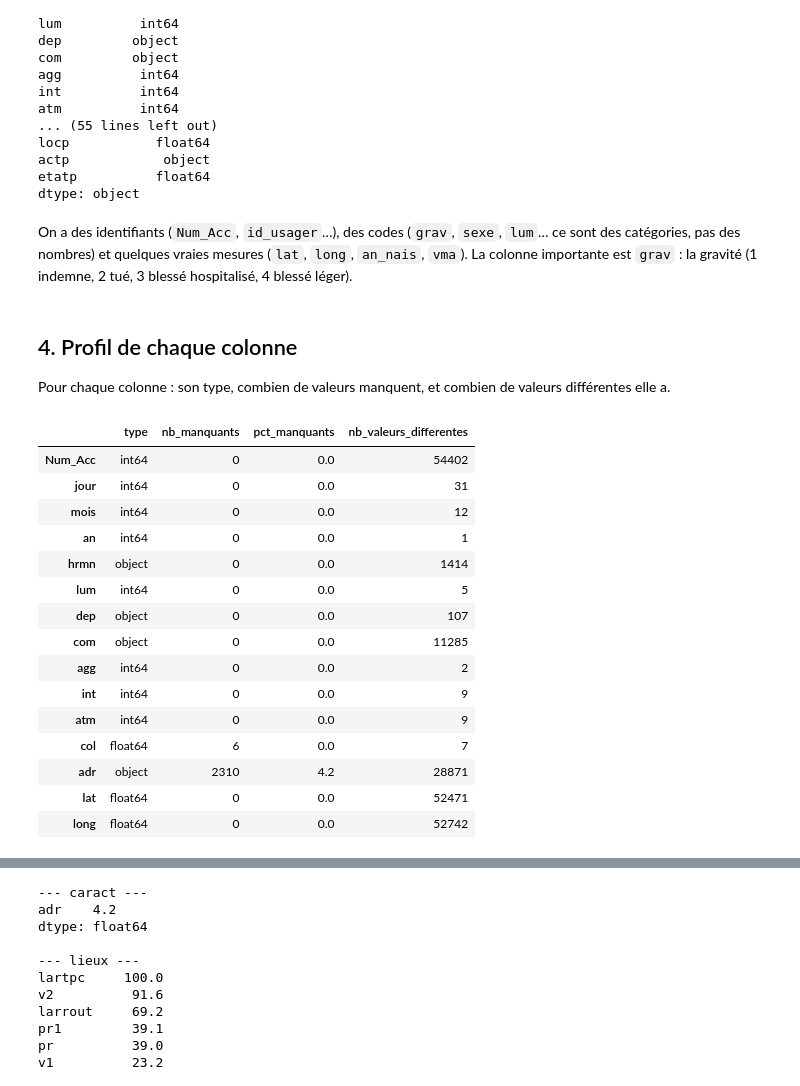
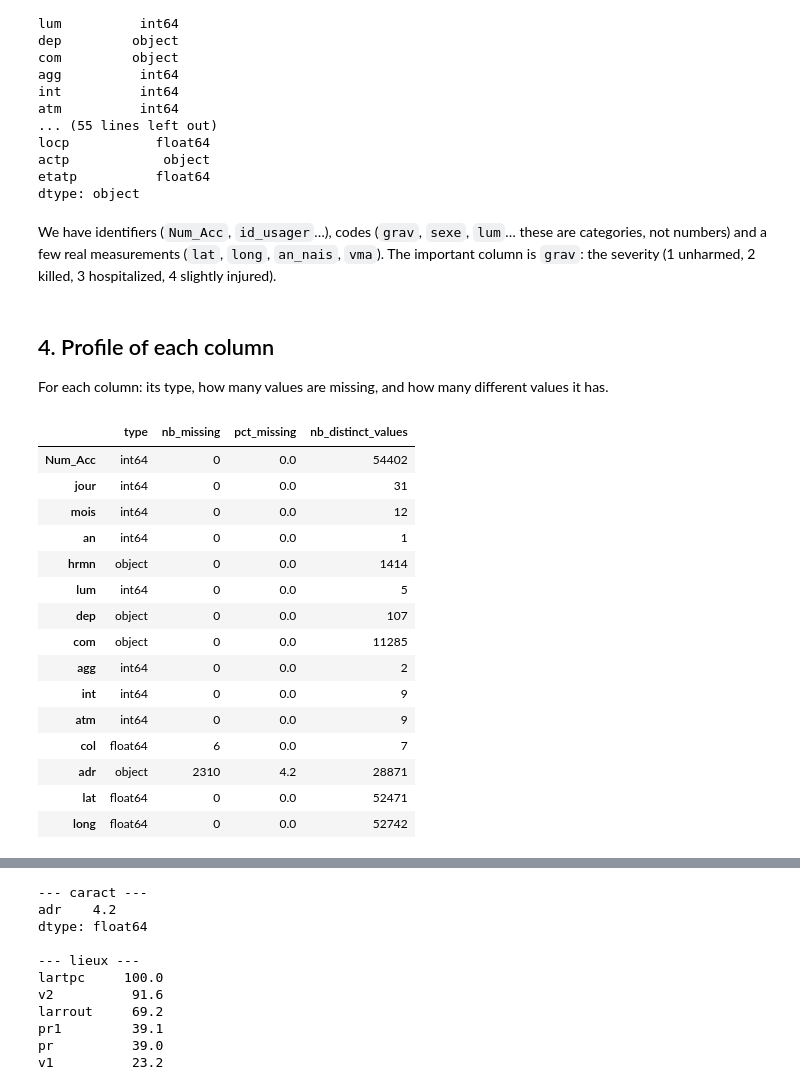
Before and after one commit to wassimdjenane344/dashboard-securite-routiere, a Jupyter notebook: Notebook_intergation_and_quality.ipynb, the cells around one changed output, grey strips where cells are left out. Saved outputs shown, nothing was run; the diff lists cells and outputs as text; code cells hidden in the pictures.

```diff
--- a/Notebook_intergation_and_quality.ipynb
+++ b/Notebook_intergation_and_quality.ipynb
@@ -16,23 +16,23 @@ import pandas as pd
 import matplotlib.pyplot as plt
 import glob
 
-def charger(nom):
-    fichier = glob.glob(nom + "*.csv")[0]      # trouve le fichier quelle que soit l'annee
-    return pd.read_csv(fichier, sep=";", decimal=",",
+def load(name):
+    file = glob.glob(name + "*.csv")[0]      # finds the file whatever the year
+    return pd.read_csv(file, sep=";", decimal=",",
                        na_values=["-1", " -1", "N/A"], low_memory=False)
 
-caract = charger("caract")
-lieux = charger("lieux")
-vehicules = charger("vehicules")
-usagers = charger("usagers")
+caract = load("caract")
+lieux = load("lieux")
+vehicules = load("vehicules")
+usagers = load("usagers")
 
 print("caract   :", caract.shape)
 print("lieux    :", lieux.shape)
 print("vehicules:", vehicules.shape)
 print("usagers  :", usagers.shape)
 
-annee = int(caract["an"].mode()[0])
-print("Annee des donnees :", annee)
+year = int(caract["an"].mode()[0])
+print("Data year:", year)
 # %% [output]
 caract   : (54402, 15)
 lieux    : (70248, 18)
@@ -60,8 +60,8 @@ usagers.head(3)
 # %%
 tables = {"caract": caract, "lieux": lieux, "vehicules": vehicules, "usagers": usagers}
 
-for nom, table in tables.items():
-    print("---", nom, "---")
+for name, table in tables.items():
+    print("---", name, "---")
     print(table.dtypes)
     print()
 # %% [output]
@@ -82,26 +82,26 @@ locp           float64
 actp            object
 etatp          float64
 dtype: object
-# %% [markdown]
-On a des identifiants (`Num_Acc`, `id_usager`…), des codes (`grav`, `sexe`, `lum`… ce sont des
-catégories, pas des nombres) et quelques vraies mesures (`lat`, `long`, `an_nais`, `vma`).
-La colonne importante est `grav` : la gravité (1 indemne, 2 tué, 3 blessé hospitalisé, 4 blessé léger).
-# %% [markdown]
-## 4. Profil de chaque colonne
-
-Pour chaque colonne : son type, combien de valeurs manquent, et combien de valeurs différentes elle a.
+# %% [markdown]
+We have identifiers (`Num_Acc`, `id_usager`…), codes (`grav`, `sexe`, `lum`… these are
+categories, not numbers) and a few real measurements (`lat`, `long`, `an_nais`, `vma`).
+The important column is `grav`: the severity (1 unharmed, 2 killed, 3 hospitalized, 4 slightly injured).
+# %% [markdown]
+## 4. Profile of each column
+
+For each column: its type, how many values are missing, and how many different values it has.
 # %%
-def profil(table):
-    resume = pd.DataFrame()
-    resume["type"] = table.dtypes
-    resume["nb_manquants"] = table.isnull().sum()
-    resume["pct_manquants"] = (table.isnull().mean() * 100).round(1)
-    resume["nb_valeurs_differentes"] = table.nunique()
-    return resume
+def profile(table):
+    summary = pd.DataFrame()
+    summary["type"] = table.dtypes
+    summary["nb_missing"] = table.isnull().sum()
+    summary["pct_missing"] = (table.isnull().mean() * 100).round(1)
+    summary["nb_distinct_values"] = table.nunique()
+    return summary
 
-profil(caract)
+profile(caract)
 # %% [output]
-|  | type | nb_manquants | pct_manquants | nb_valeurs_differentes |
+|  | type | nb_missing | pct_missing | nb_distinct_values |
 | Num_Acc | int64 | 0 | 0.0 | 54402 |
 | jour | int64 | 0 | 0.0 | 31 |
 | mois | int64 | 0 | 0.0 | 12 |
```
Also changed, not shown: parts of 65 cells of this notebook, 3 other files.
